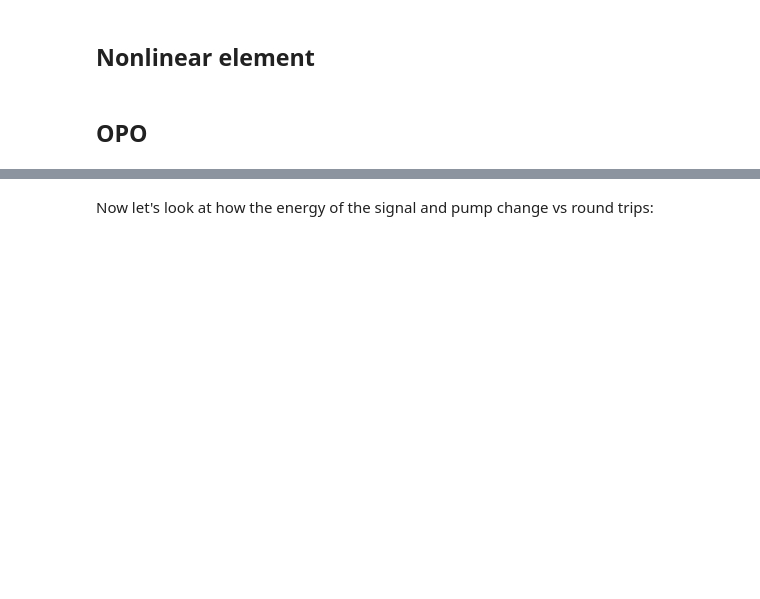
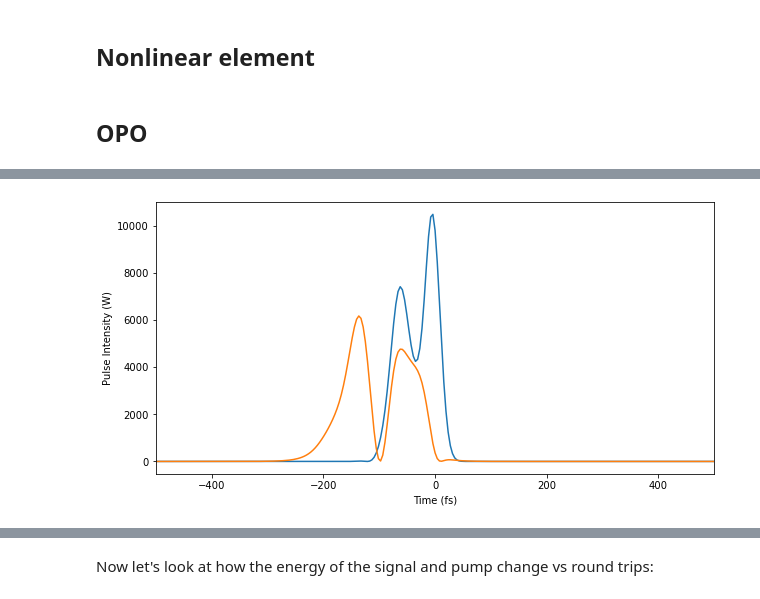
Before and after one commit to ledezmaluism/snow, a Jupyter notebook: Notebooks/Nonlinear_Test_Marc.ipynb, the cells around one changed output, grey strips where cells are left out. Cells and saved outputs as stored; diff of their text form; code cells hidden in the pictures; blank space fills up the shorter version.

```diff
--- a/Notebooks/Nonlinear_Test_Marc.ipynb
+++ b/Notebooks/Nonlinear_Test_Marc.ipynb
@@ -163,7 +164,9 @@ pump.plot_ESD_dB_wavelength(ax1=ax1, xlim=[0.7,3], ylim=[-30,0])
 # %%
 fig = plt.figure(); ax1 = fig.add_subplot(111)
 signal.plot_magsq_vs_time(xlim=[-500,500], ax1=ax1)
-pump_out.plot_magsq_vs_time(xlim=[-500,500], ax1=ax1)
+pump.plot_magsq_vs_time(xlim=[-500,500], ax1=ax1)
+# %% [output]
+[figure, added]
 # %%
 X,Y = np.meshgrid(np.arange(1,Nrt+1), t)
 plt.contourf(X, Y, np.transpose(signal_evolution), 100)
```
Also changed, not shown: parts of 11 cells of this notebook.
